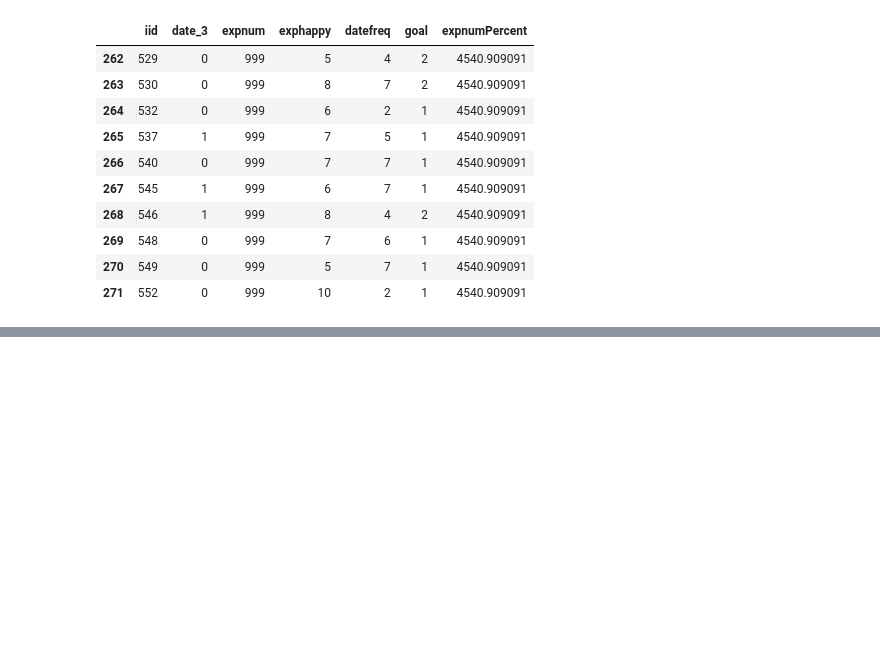
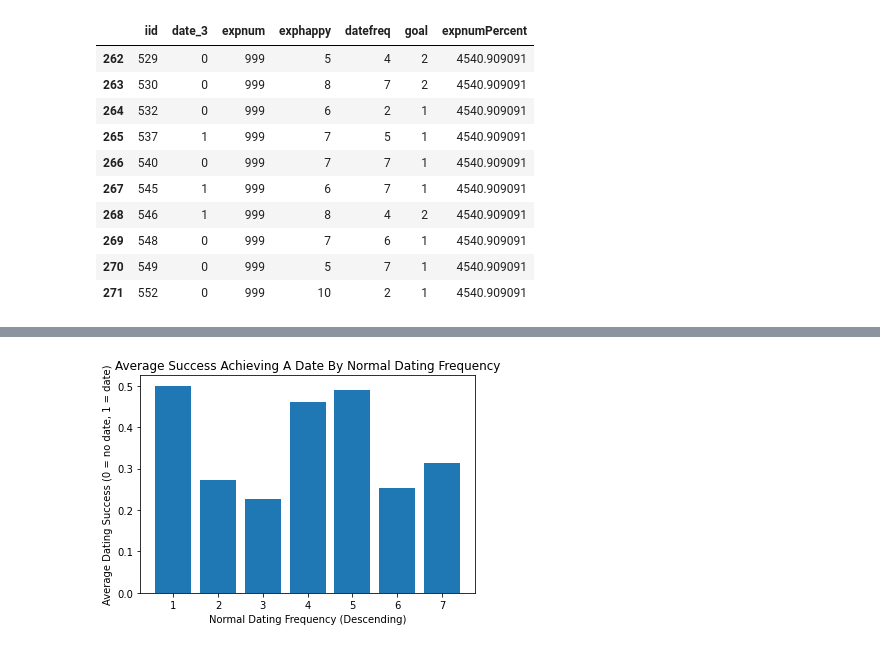
Before and after one commit to lmodenbach/web-design-challenge, a Jupyter notebook: DatingSuccessAnalysis.ipynb, the cells around one changed output, grey strips where cells are left out. Cells and saved outputs as stored; diff of their text form; code cells hidden in the pictures; blank space fills up the shorter version.

```diff
--- a/DatingSuccessAnalysis.ipynb
+++ b/DatingSuccessAnalysis.ipynb
@@ -682,0 +685,12 @@ plt.show()
+# %%
+waves_frequency_df = waves_df[waves_df.datefreq != 999]
+waves_frequency_grouped = waves_frequency_df.groupby("datefreq")
+waves_frequency_avgs = waves_frequency_grouped["date_3"].mean()
+# %%
+plt.bar(waves_frequency_avgs.keys(), waves_frequency_avgs)
+plt.title('Average Success Achieving A Date By Normal Dating Frequency')
+plt.xlabel('Normal Dating Frequency (Descending)')
+plt.ylabel('Average Dating Success (0 = no date, 1 = date)')
+plt.show()
+# %% [output]
+[figure, added]
```
Also changed, not shown: parts of 5 cells of this notebook.
